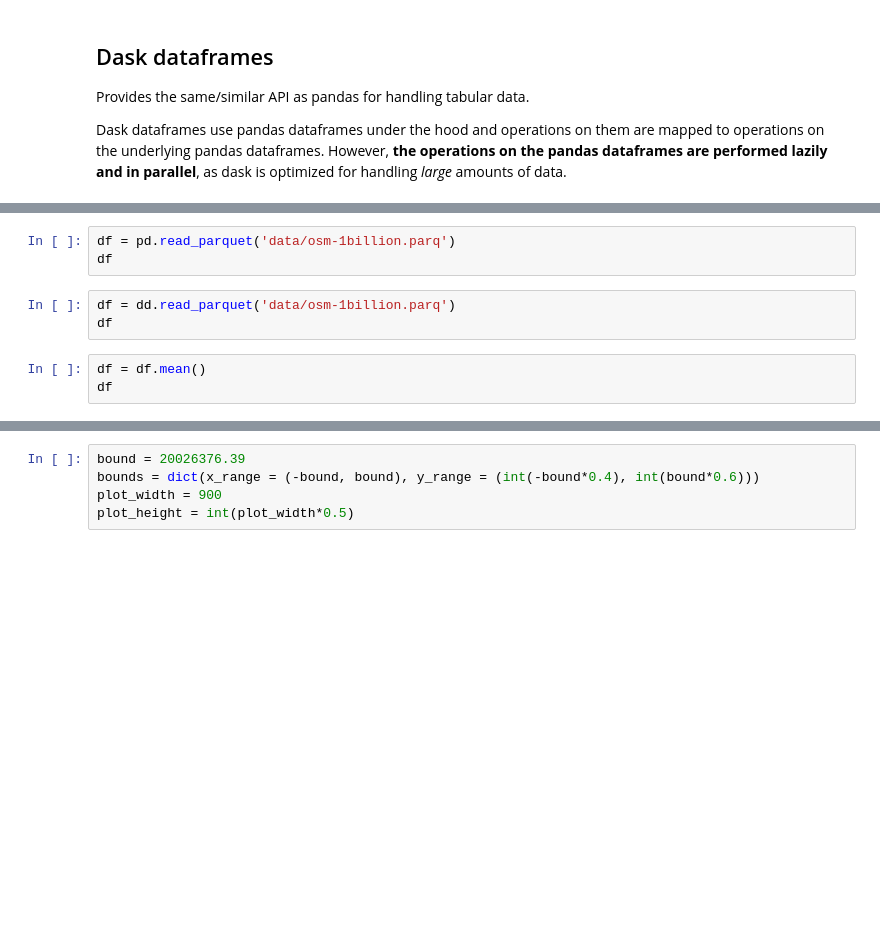
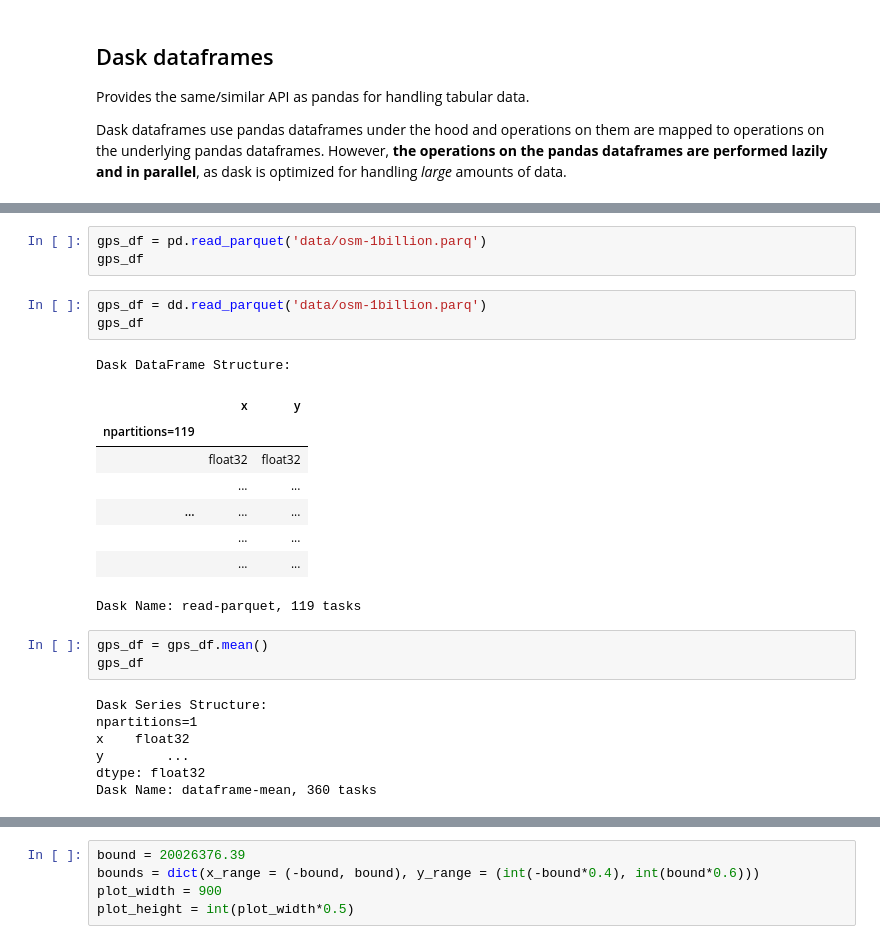
Before and after one commit to jazzysnake/metu-big-data, a Jupyter notebook: metu-demo.ipynb, the cells around one changed output, grey strips where cells are left out. Saved outputs shown, nothing was run; the diff lists cells and outputs as text; blank space fills up the shorter version.

```diff
--- a/metu-demo.ipynb
+++ b/metu-demo.ipynb
@@ -104,10 +337,27 @@ However, **the operations on the pandas dataframes are performed lazily and in p
 # %%
-df = pd.read_parquet('data/osm-1billion.parq')
-df
+gps_df = pd.read_parquet('data/osm-1billion.parq')
+gps_df
 # %%
-df = dd.read_parquet('data/osm-1billion.parq')
-df
+gps_df = dd.read_parquet('data/osm-1billion.parq')
+gps_df
+# %% [output]
+Dask DataFrame Structure:
+|  | x | y |
+| npartitions=119 |  |  |
+|  | float32 | float32 |
+|  | ... | ... |
+| ... | ... | ... |
+|  | ... | ... |
+|  | ... | ... |
+Dask Name: read-parquet, 119 tasks
 # %%
-df = df.mean()
-df
+gps_df = gps_df.mean()
+gps_df
+# %% [output]
+Dask Series Structure:
+npartitions=1
+x    float32
+y        ...
+dtype: float32
+Dask Name: dataframe-mean, 360 tasks
 # %%
```
Also changed, not shown: parts of 30 cells of this notebook, 12 other files.
